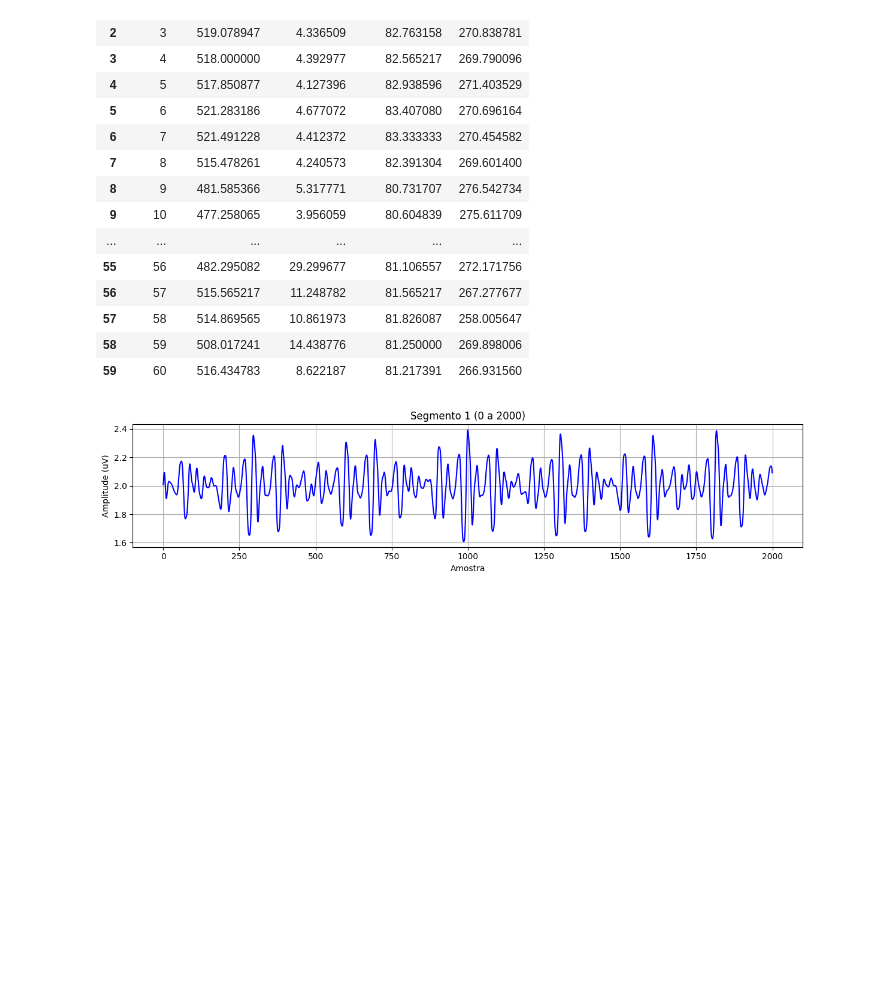
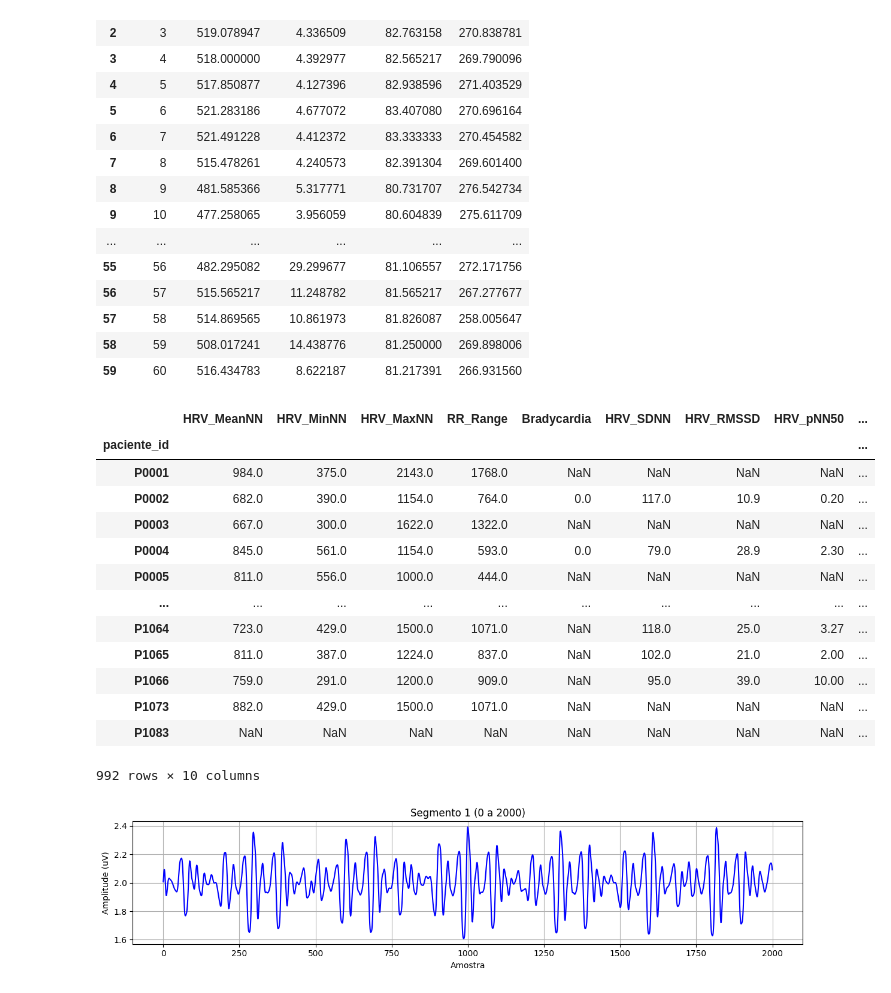
Before and after one commit to Danieloliver1/cox-models-sudden-death, a Jupyter notebook: 02_Preprocessamento_filtro/03_criando_dados_atributos_ecg_duckdb.ipynb, the cells around one changed output. Cells and saved outputs as stored; diff of their text form; code cells hidden in the pictures; blank space fills up the shorter version.

```diff
--- a/02_Preprocessamento_filtro/03_criando_dados_atributos_ecg_duckdb.ipynb
+++ b/02_Preprocessamento_filtro/03_criando_dados_atributos_ecg_duckdb.ipynb
@@ -458,3 +685,20 @@ df_estilizado
+# %%
+df_references
+# %% [output]
+|  | HRV_MeanNN | HRV_MinNN | HRV_MaxNN | RR_Range | Bradycardia | HRV_SDNN | HRV_RMSSD | HRV_pNN50 | ... |
+| paciente_id |  |  |  |  |  |  |  |  | ... |
+| P0001 | 984.0 | 375.0 | 2143.0 | 1768.0 | NaN | NaN | NaN | NaN | ... |
+| P0002 | 682.0 | 390.0 | 1154.0 | 764.0 | 0.0 | 117.0 | 10.9 | 0.20 | ... |
+| P0003 | 667.0 | 300.0 | 1622.0 | 1322.0 | NaN | NaN | NaN | NaN | ... |
+| P0004 | 845.0 | 561.0 | 1154.0 | 593.0 | 0.0 | 79.0 | 28.9 | 2.30 | ... |
+| P0005 | 811.0 | 556.0 | 1000.0 | 444.0 | NaN | NaN | NaN | NaN | ... |
+| ... | ... | ... | ... | ... | ... | ... | ... | ... | ... |
+| P1064 | 723.0 | 429.0 | 1500.0 | 1071.0 | NaN | 118.0 | 25.0 | 3.27 | ... |
+| P1065 | 811.0 | 387.0 | 1224.0 | 837.0 | NaN | 102.0 | 21.0 | 2.00 | ... |
+| P1066 | 759.0 | 291.0 | 1200.0 | 909.0 | NaN | 95.0 | 39.0 | 10.00 | ... |
+| P1073 | 882.0 | 429.0 | 1500.0 | 1071.0 | NaN | NaN | NaN | NaN | ... |
+| P1083 | NaN | NaN | NaN | NaN | NaN | NaN | NaN | NaN | ... |
+992 rows × 10 columns
 # %%
 %%time
 
```
Also changed, not shown: parts of 1 cell of this notebook, 8 other files.
